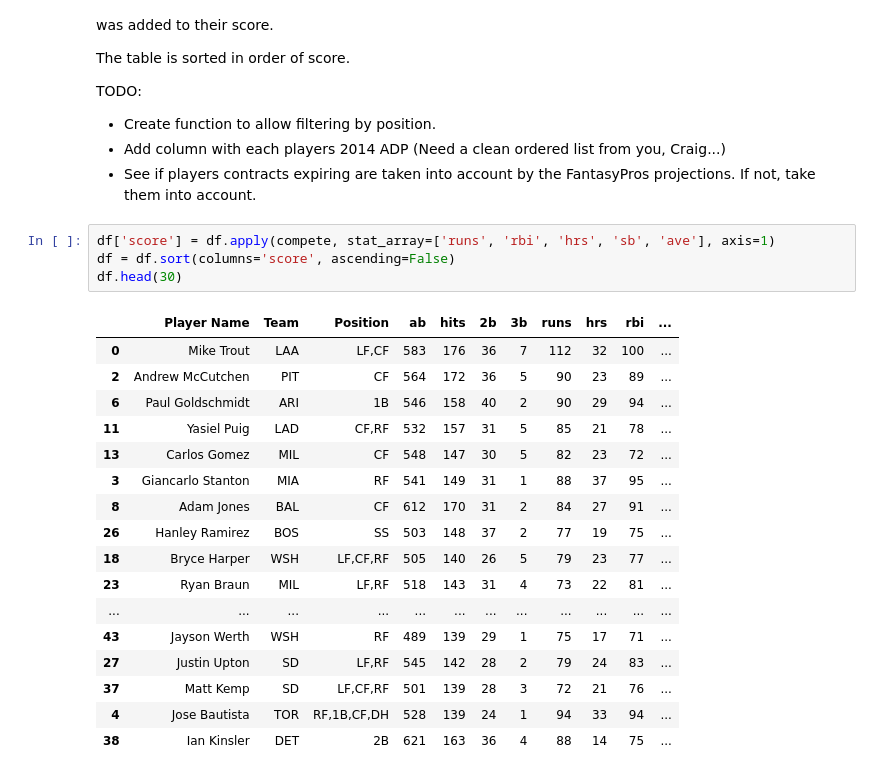
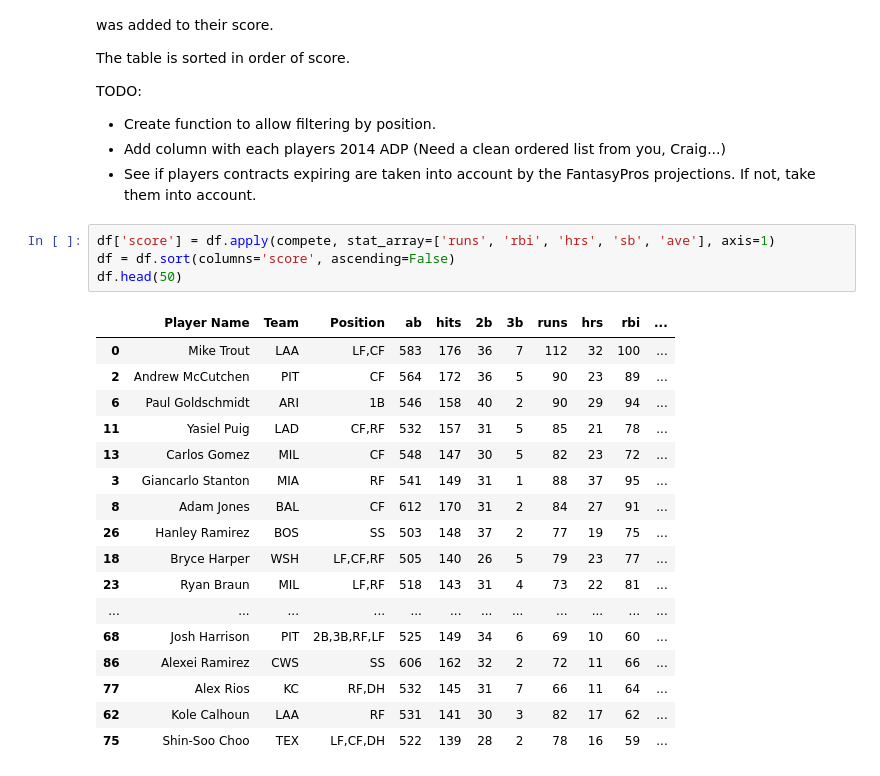
Before and after one commit to eihli/baseball-fantasy-draft, a Jupyter notebook: Simulated-Rankings.ipynb, the cells around one changed output. Saved outputs shown, nothing was run; the diff lists cells and outputs as text.

```diff
--- a/Simulated-Rankings.ipynb
+++ b/Simulated-Rankings.ipynb
@@ -22,22 +22,22 @@ TODO:
 # %%
 df['score'] = df.apply(compete, stat_array=['runs', 'rbi', 'hrs', 'sb', 'ave'], axis=1)
 df = df.sort(columns='score', ascending=False)
-df.head(30)
+df.head(50)
 # %% [output]
 |  | Player Name | Team | Position | ab | hits | 2b | 3b | runs | hrs | rbi | ... |
 | 0 | Mike Trout | LAA | LF,CF | 583 | 176 | 36 | 7 | 112 | 32 | 100 | ... |
 | 2 | Andrew McCutchen | PIT | CF | 564 | 172 | 36 | 5 | 90 | 23 | 89 | ... |
 | 6 | Paul Goldschmidt | ARI | 1B | 546 | 158 | 40 | 2 | 90 | 29 | 94 | ... |
 | 11 | Yasiel Puig | LAD | CF,RF | 532 | 157 | 31 | 5 | 85 | 21 | 78 | ... |
 | 13 | Carlos Gomez | MIL | CF | 548 | 147 | 30 | 5 | 82 | 23 | 72 | ... |
 | 3 | Giancarlo Stanton | MIA | RF | 541 | 149 | 31 | 1 | 88 | 37 | 95 | ... |
 | 8 | Adam Jones | BAL | CF | 612 | 170 | 31 | 2 | 84 | 27 | 91 | ... |
 | 26 | Hanley Ramirez | BOS | SS | 503 | 148 | 37 | 2 | 77 | 19 | 75 | ... |
 | 18 | Bryce Harper | WSH | LF,CF,RF | 505 | 140 | 26 | 5 | 79 | 23 | 77 | ... |
 | 23 | Ryan Braun | MIL | LF,RF | 518 | 143 | 31 | 4 | 73 | 22 | 81 | ... |
 | ... | ... | ... | ... | ... | ... | ... | ... | ... | ... | ... | ... |
-| 43 | Jayson Werth | WSH | RF | 489 | 139 | 29 | 1 | 75 | 17 | 71 | ... |
-| 27 | Justin Upton | SD | LF,RF | 545 | 142 | 28 | 2 | 79 | 24 | 83 | ... |
-| 37 | Matt Kemp | SD | LF,CF,RF | 501 | 139 | 28 | 3 | 72 | 21 | 76 | ... |
-| 4 | Jose Bautista | TOR | RF,1B,CF,DH | 528 | 139 | 24 | 1 | 94 | 33 | 94 | ... |
-| 38 | Ian Kinsler | DET | 2B | 621 | 163 | 36 | 4 | 88 | 14 | 75 | ... |
+| 68 | Josh Harrison | PIT | 2B,3B,RF,LF | 525 | 149 | 34 | 6 | 69 | 10 | 60 | ... |
+| 86 | Alexei Ramirez | CWS | SS | 606 | 162 | 32 | 2 | 72 | 11 | 66 | ... |
+| 77 | Alex Rios | KC | RF,DH | 532 | 145 | 31 | 7 | 66 | 11 | 64 | ... |
+| 62 | Kole Calhoun | LAA | RF | 531 | 141 | 30 | 3 | 82 | 17 | 62 | ... |
+| 75 | Shin-Soo Choo | TEX | LF,CF,DH | 522 | 139 | 28 | 2 | 78 | 16 | 59 | ... |
```
Also changed, not shown: 1 other file.
